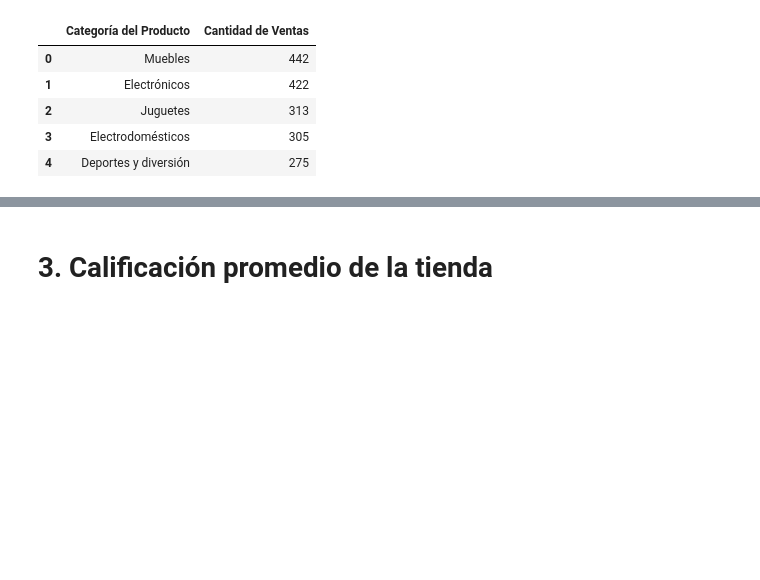
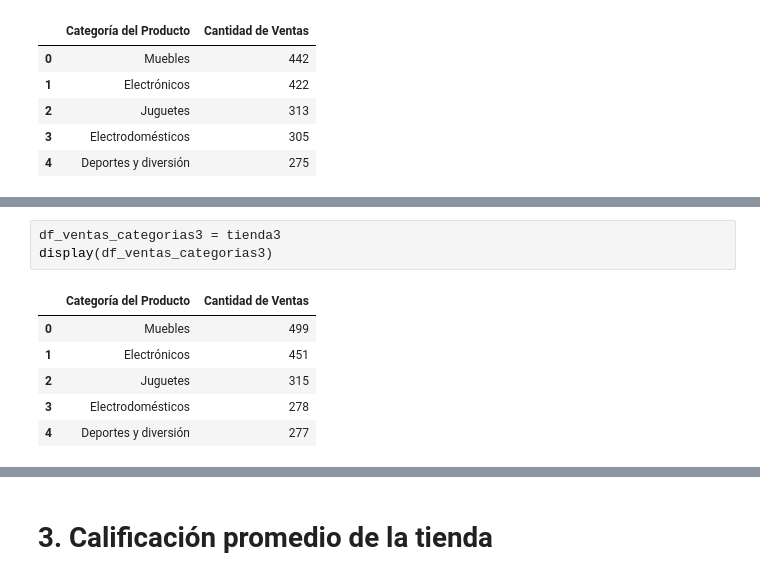
Before and after one commit to brunod02/Challenge-Data-Science, a Jupyter notebook: AluraStoreLatam.ipynb, the cells around one changed output, grey strips where cells are left out. Saved outputs shown, nothing was run; the diff lists cells and outputs as text; blank space fills up the shorter version.

```diff
--- a/AluraStoreLatam.ipynb
+++ b/AluraStoreLatam.ipynb
@@ -154,0 +153,10 @@ tienda3
+# %%
+df_ventas_categorias3 = tienda3
+display(df_ventas_categorias3)
+# %% [output]
+|  | Categoría del Producto | Cantidad de Ventas |
+| 0 | Muebles | 499 |
+| 1 | Electrónicos | 451 |
+| 2 | Juguetes | 315 |
+| 3 | Electrodomésticos | 278 |
+| 4 | Deportes y diversión | 277 |
```
Also changed, not shown: parts of 6 cells of this notebook.
